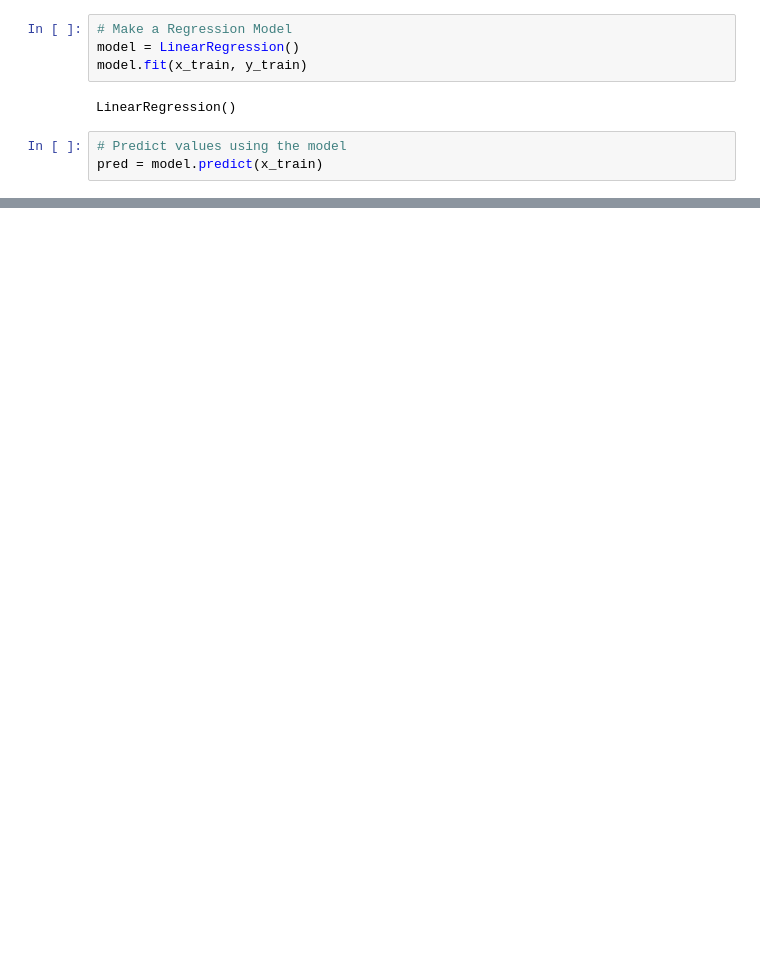
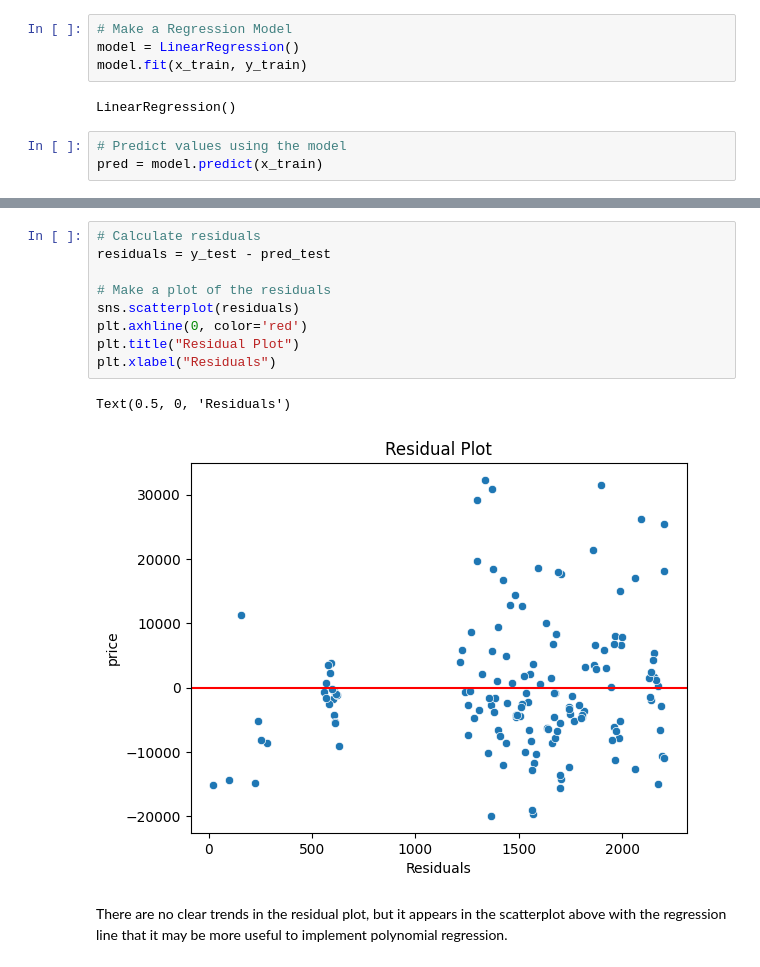
Before and after one commit to masonnicoletti/Car-Analysis-Project, a Jupyter notebook: regression.ipynb, the cells around one changed output, grey strips where cells are left out. Cells and saved outputs as stored; diff of their text form; blank space fills up the shorter version.

```diff
--- a/regression.ipynb
+++ b/regression.ipynb
@@ -96,0 +125,14 @@ pd.DataFrame({"Intercept": intercept, "Coefficient": coefficients}, index=x.colu
+# %%
+# Calculate residuals
+residuals = y_test - pred_test
+
+# Make a plot of the residuals
+sns.scatterplot(residuals)
+plt.axhline(0, color='red')
+plt.title("Residual Plot")
+plt.xlabel("Residuals")
+# %% [output]
+Text(0.5, 0, 'Residuals')
+[figure, added]
+# %% [markdown]
+There are no clear trends in the residual plot, but it appears in the scatterplot above with the regression line that it may be more useful to implement polynomial regression.
```
Also changed, not shown: parts of 8 cells of this notebook, 1 other file.
